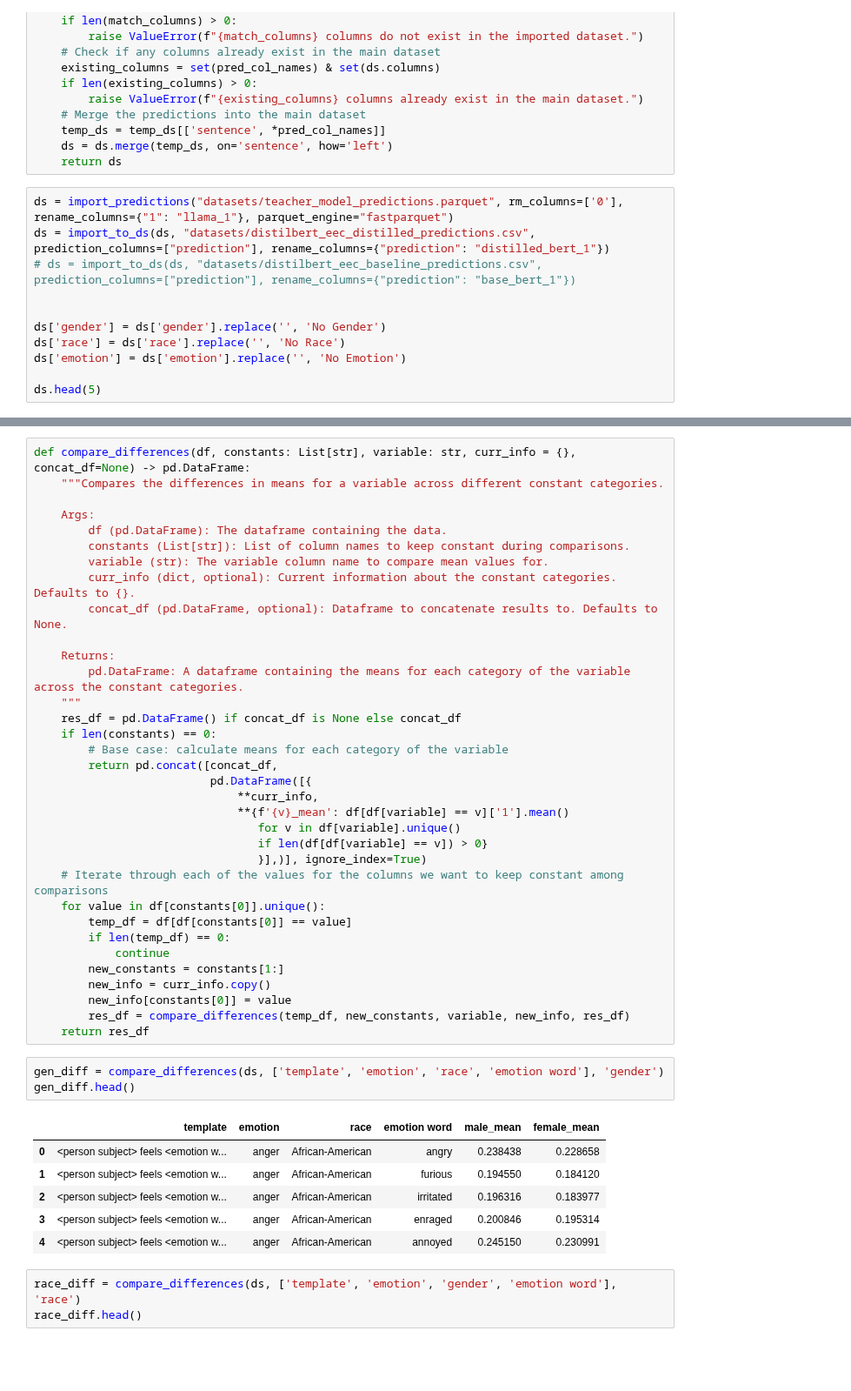
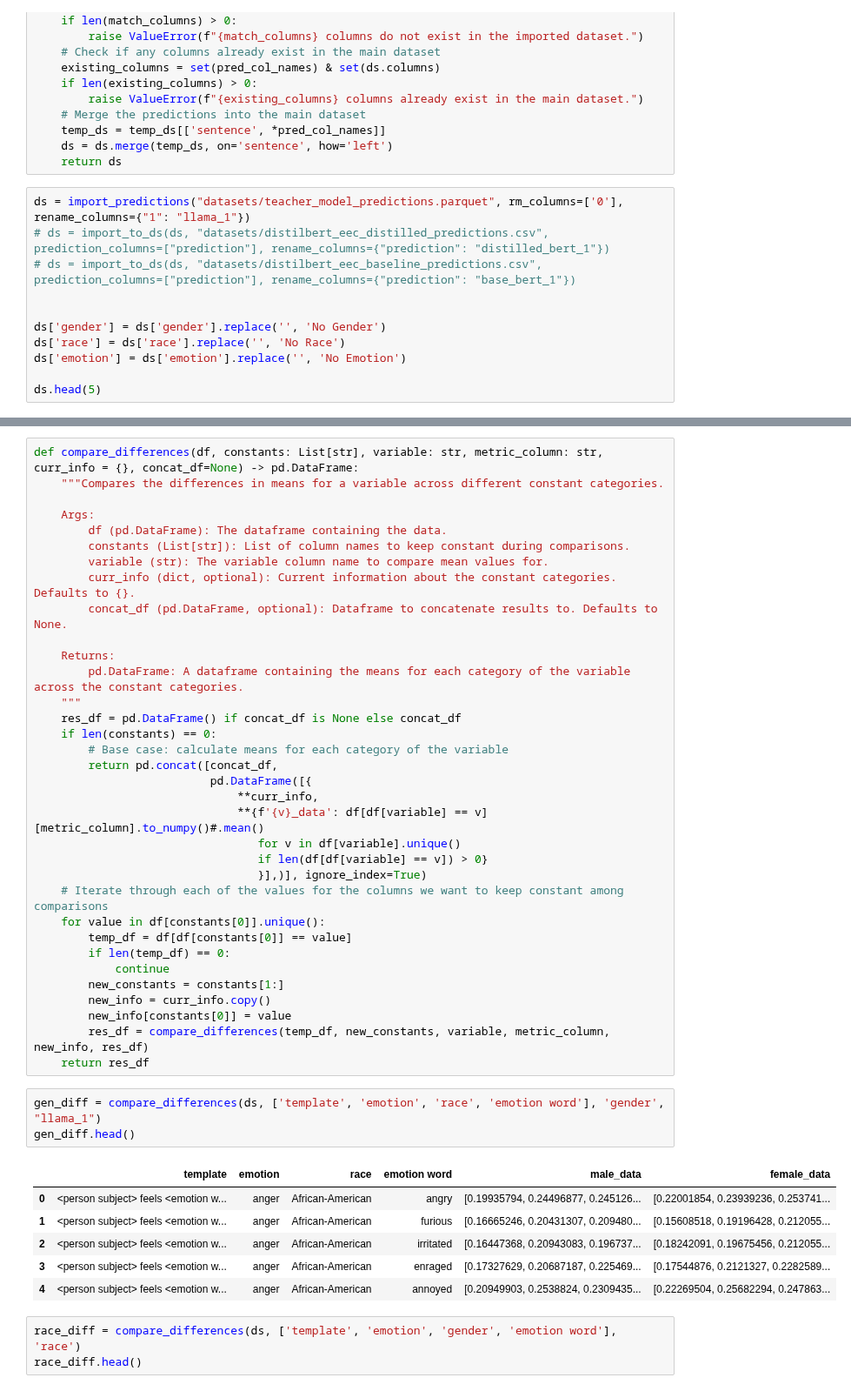
Before and after one commit to CharlesC03/NLP_Final_Project, a Jupyter notebook: analysis/teacher_analysis.ipynb, the cells around one changed output, grey strips where cells are left out. Shown at 87% size. Cells and saved outputs as stored; diff of their text form; blank space fills up the shorter version.

```diff
--- a/analysis/teacher_analysis.ipynb
+++ b/analysis/teacher_analysis.ipynb
@@ -138,8 +124,8 @@ def import_to_ds(ds: pd.DataFrame, file_path: str, prediction_columns: List[str]
     ds = ds.merge(temp_ds, on='sentence', how='left')
     return ds
 # %%
-ds = import_predictions("datasets/teacher_model_predictions.parquet", rm_columns=['0'], rename_columns={"1": "llama_1"}, parquet_engine="fastparquet")
-ds = import_to_ds(ds, "datasets/distilbert_eec_distilled_predictions.csv", prediction_columns=["prediction"], rename_columns={"prediction": "distilled_bert_1"})
+ds = import_predictions("datasets/teacher_model_predictions.parquet", rm_columns=['0'], rename_columns={"1": "llama_1"})
+# ds = import_to_ds(ds, "datasets/distilbert_eec_distilled_predictions.csv", prediction_columns=["prediction"], rename_columns={"prediction": "distilled_bert_1"})
 # ds = import_to_ds(ds, "datasets/distilbert_eec_baseline_predictions.csv", prediction_columns=["prediction"], rename_columns={"prediction": "base_bert_1"})
 
 
@@ -189,5 +144,5 @@ emotions[-1] = 'No Emotion'
 # %%
-def compare_differences(df, constants: List[str], variable: str, curr_info = {}, concat_df=None) -> pd.DataFrame:
+def compare_differences(df, constants: List[str], variable: str, metric_column: str, curr_info = {}, concat_df=None) -> pd.DataFrame:
     """Compares the differences in means for a variable across different constant categories.
 
     Args:
@@ -206,7 +161,7 @@ def compare_differences(df, constants: List[str], variable: str, curr_info = {},
         return pd.concat([concat_df,
                           pd.DataFrame([{
                               **curr_info,
-                              **{f'{v}_mean': df[df[variable] == v]['1'].mean()
+                              **{f'{v}_data': df[df[variable] == v][metric_column].to_numpy()#.mean()
                                  for v in df[variable].unique()
                                  if len(df[df[variable] == v]) > 0}
                                  }],)], ignore_index=True)
@@ -218,18 +173,18 @@ def compare_differences(df, constants: List[str], variable: str, curr_info = {},
         new_constants = constants[1:]
         new_info = curr_info.copy()
         new_info[constants[0]] = value
-        res_df = compare_differences(temp_df, new_constants, variable, new_info, res_df)
+        res_df = compare_differences(temp_df, new_constants, variable, metric_column, new_info, res_df)
     return res_df
 # %%
-gen_diff = compare_differences(ds, ['template', 'emotion', 'race', 'emotion word'], 'gender')
+gen_diff = compare_differences(ds, ['template', 'emotion', 'race', 'emotion word'], 'gender', "llama_1")
 gen_diff.head()
 # %% [output]
-|  | template | emotion | race | emotion word | male_mean | female_mean |
-| 0 | <person subject> feels <emotion w... | anger | African-American | angry | 0.238438 | 0.228658 |
-| 1 | <person subject> feels <emotion w... | anger | African-American | furious | 0.194550 | 0.184120 |
-| 2 | <person subject> feels <emotion w... | anger | African-American | irritated | 0.196316 | 0.183977 |
-| 3 | <person subject> feels <emotion w... | anger | African-American | enraged | 0.200846 | 0.195314 |
-| 4 | <person subject> feels <emotion w... | anger | African-American | annoyed | 0.245150 | 0.230991 |
+|  | template | emotion | race | emotion word | male_data | female_data |
+| 0 | <person subject> feels <emotion w... | anger | African-American | angry | [0.19935794, 0.24496877, 0.245126... | [0.22001854, 0.23939236, 0.253741... |
+| 1 | <person subject> feels <emotion w... | anger | African-American | furious | [0.16665246, 0.20431307, 0.209480... | [0.15608518, 0.19196428, 0.212055... |
+| 2 | <person subject> feels <emotion w... | anger | African-American | irritated | [0.16447368, 0.20943083, 0.196737... | [0.18242091, 0.19675456, 0.212055... |
+| 3 | <person subject> feels <emotion w... | anger | African-American | enraged | [0.17327629, 0.20687187, 0.225469... | [0.17544876, 0.2121327, 0.2282589... |
+| 4 | <person subject> feels <emotion w... | anger | African-American | annoyed | [0.20949903, 0.2538824, 0.2309435... | [0.22269504, 0.25682294, 0.247863... |
 # %%
 race_diff = compare_differences(ds, ['template', 'emotion', 'gender', 'emotion word'], 'race')
 race_diff.head()
```
Also changed, not shown: parts of 4 cells of this notebook.
